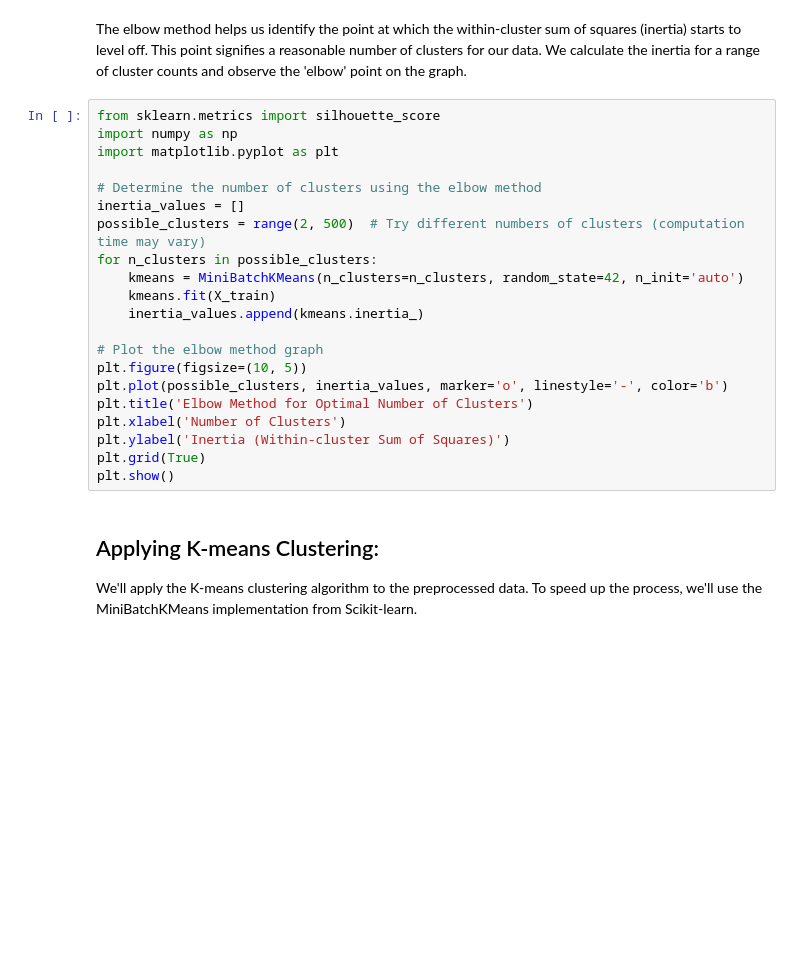
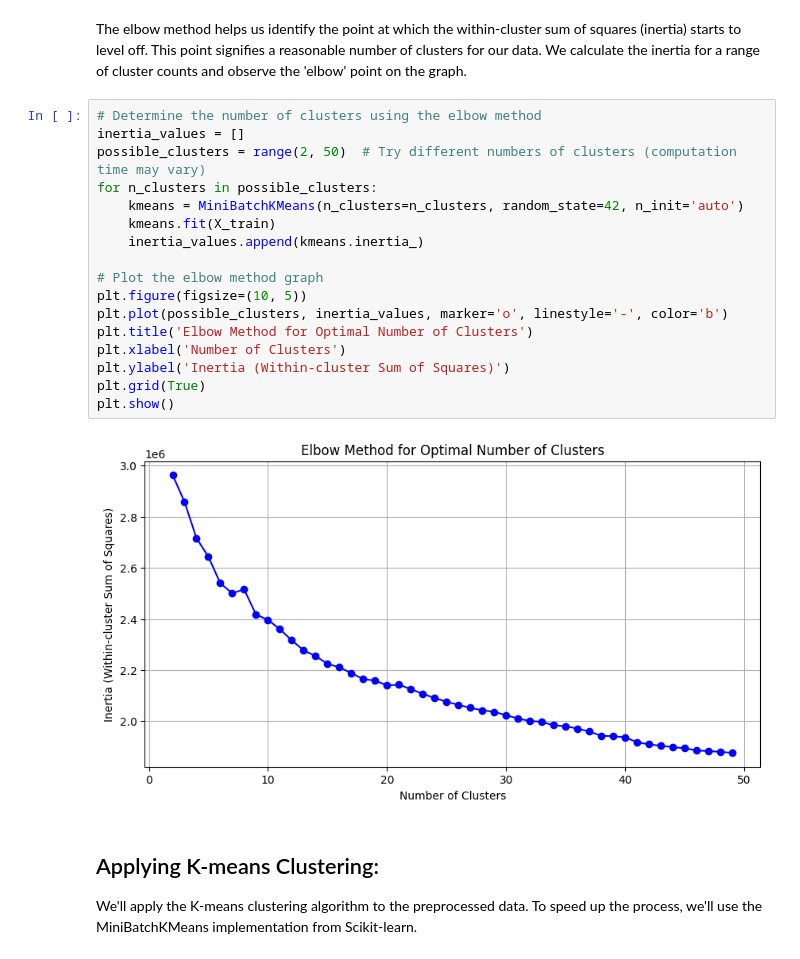
Before and after one commit to albarqounilab/EEDA-Autumn-School, a Jupyter notebook: 4. Clustering_Dim_Reduction/4_2_clustering_dim_red_Kmeans_MNIST_solution.ipynb, the cells around one changed output. Saved outputs shown, nothing was run; the diff lists cells and outputs as text; blank space fills up the shorter version.

```diff
--- a/4. Clustering_Dim_Reduction/4_2_clustering_dim_red_Kmeans_MNIST_solution.ipynb
+++ b/4. Clustering_Dim_Reduction/4_2_clustering_dim_red_Kmeans_MNIST_solution.ipynb
@@ -76,26 +101,24 @@ Test data shape: (10000, 784) (10000,)
 # %% [markdown]
 The elbow method helps us identify the point at which the within-cluster sum of squares (inertia) starts to level off. This point signifies a reasonable number of clusters for our data. We calculate the inertia for a range of cluster counts and observe the 'elbow' point on the graph.
 # %%
-from sklearn.metrics import silhouette_score
-import numpy as np
-import matplotlib.pyplot as plt
-
 # Determine the number of clusters using the elbow method
 inertia_values = []
-possible_clusters = range(2, 500)  # Try different numbers of clusters (computation time may vary)
+possible_clusters = range(2, 50)  # Try different numbers of clusters (computation time may vary)
 for n_clusters in possible_clusters:
     kmeans = MiniBatchKMeans(n_clusters=n_clusters, random_state=42, n_init='auto')
     kmeans.fit(X_train)
     inertia_values.append(kmeans.inertia_)
 
 # Plot the elbow method graph
 plt.figure(figsize=(10, 5))
 plt.plot(possible_clusters, inertia_values, marker='o', linestyle='-', color='b')
 plt.title('Elbow Method for Optimal Number of Clusters')
 plt.xlabel('Number of Clusters')
 plt.ylabel('Inertia (Within-cluster Sum of Squares)')
 plt.grid(True)
 plt.show()
+# %% [output]
+[figure, added]
 # %% [markdown]
 ## Applying K-means Clustering:
 We'll apply the K-means clustering algorithm to the preprocessed data. To speed up the process, we'll use the MiniBatchKMeans implementation from Scikit-learn.
```
Also changed, not shown: parts of 3 cells of this notebook.
